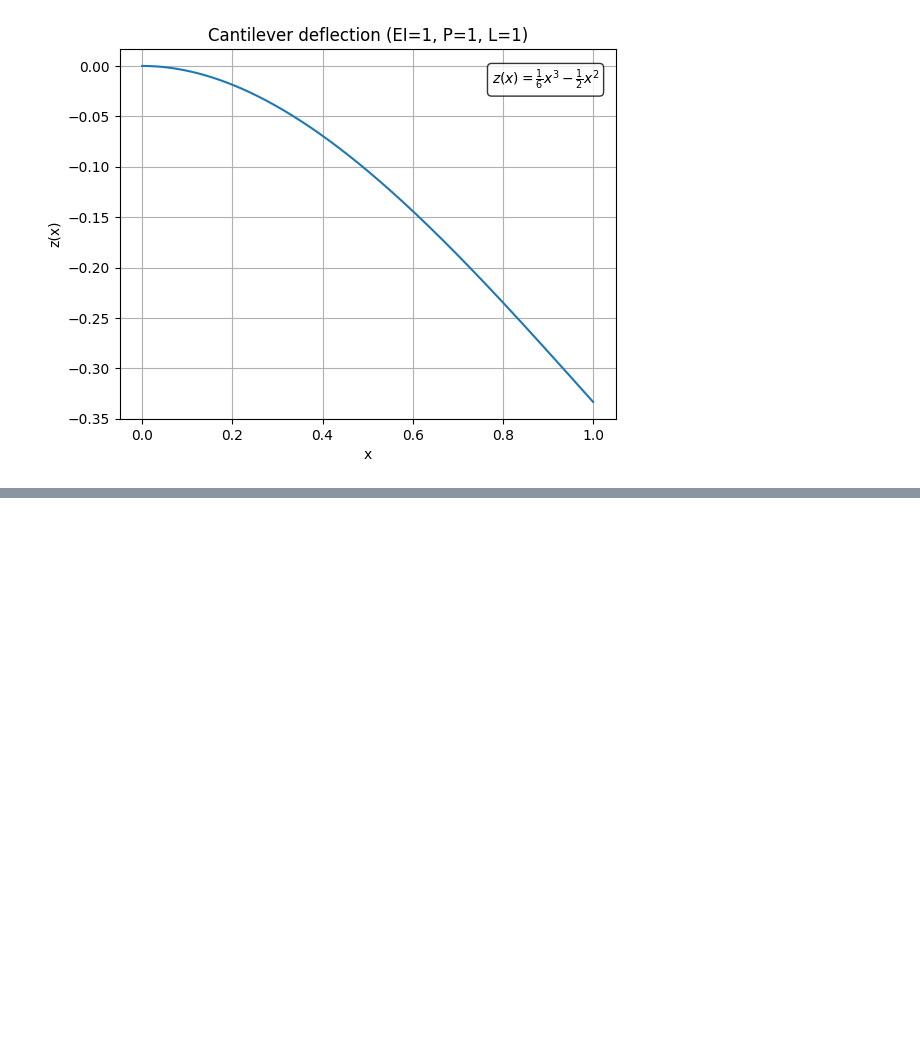
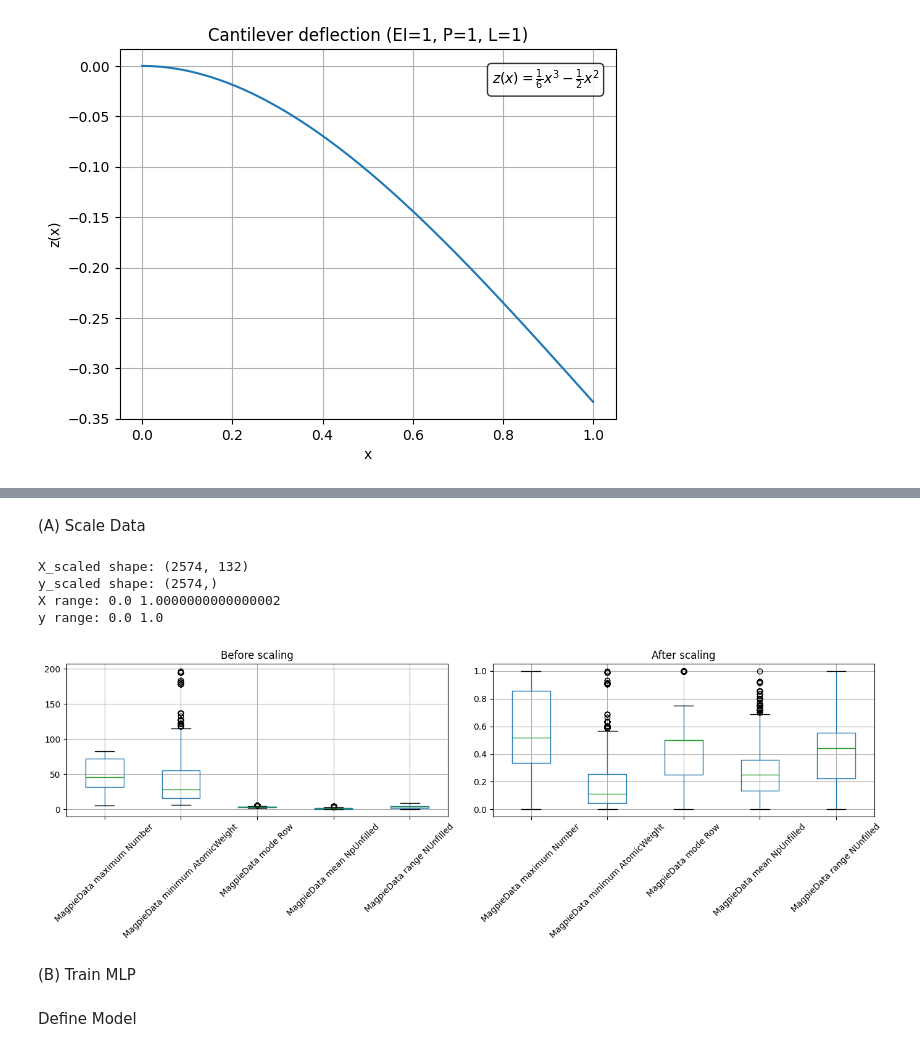
Before and after one commit to mpaverill/2.174, a Jupyter notebook: PS1/PS1.ipynb, the cells around one changed output, grey strips where cells are left out. Drawn from its saved outputs; the diff is of its cells as text; code cells hidden in the pictures; blank space fills up the shorter version.

```diff
--- a/PS1/PS1.ipynb
+++ b/PS1/PS1.ipynb
@@ -157,0 +226,44 @@ plt.show()
+# %% [markdown]
+(A) Scale Data
+# %%
+from sklearn.preprocessing import MinMaxScaler
+
+X_scaler = MinMaxScaler()
+y_scaler = MinMaxScaler()
+
+X_scaled = X_scaler.fit_transform(X)
+# MinMaxScaler expects 2D input --> reshape y to be a 2D array with one column
+y_scaled = y_scaler.fit_transform(y.to_numpy().reshape(-1, 1)).ravel()
+
+print("X_scaled shape:", X_scaled.shape)
+print("y_scaled shape:", y_scaled.shape)
+print("X range:", X_scaled.min(), X_scaled.max())
+print("y range:", y_scaled.min(), y_scaled.max())
+# %% [output]
+X_scaled shape: (2574, 132)
+y_scaled shape: (2574,)
+X range: 0.0 1.0000000000000002
+y range: 0.0 1.0
+# %%
+import matplotlib.pyplot as plt
+import pandas as pd
+
+selected_features = X.columns[[1, 12, 35, 87, 104]].tolist()
+
+X_before = X[selected_features]
+X_after = pd.DataFrame(X_scaled, columns=X.columns)[selected_features]
+
+fig, axes = plt.subplots(1, 2, figsize=(14, 5), sharey=False)
+
+X_before.boxplot(ax=axes[0])
+axes[0].set_title("Before scaling")
+axes[0].tick_params(axis="x", rotation=45)
+
+X_after.boxplot(ax=axes[1])
+axes[1].set_title("After scaling")
+axes[1].tick_params(axis="x", rotation=45)
+
+plt.tight_layout()
+plt.show()
+# %% [output]
+[figure, added]
@@ -157,0 +285,4 @@ plt.show()
+# %% [markdown]
+(B) Train MLP
+# %% [markdown]
+Define Model
```
Also changed, not shown: parts of 15 cells of this notebook, 1 other file.
